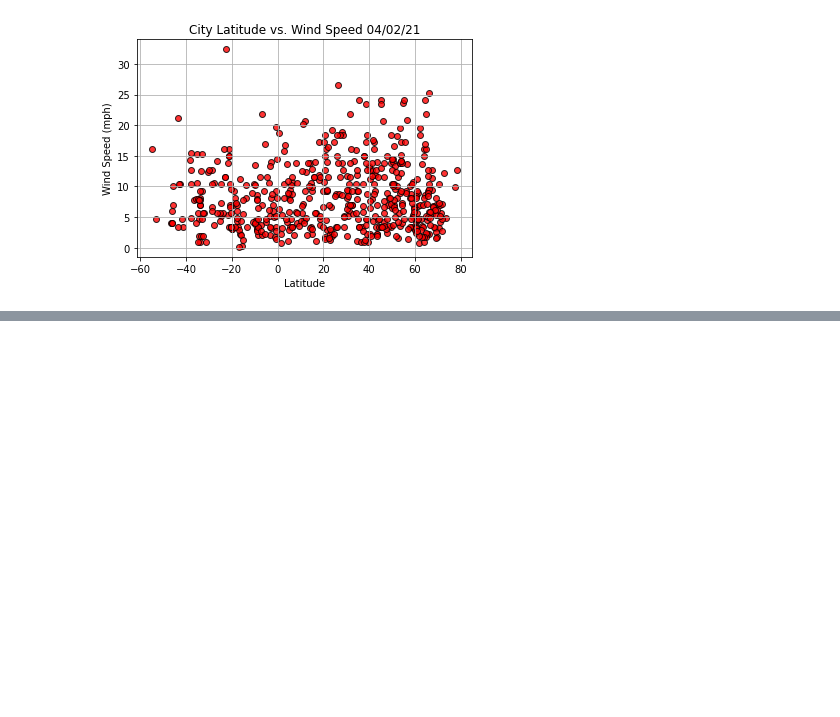
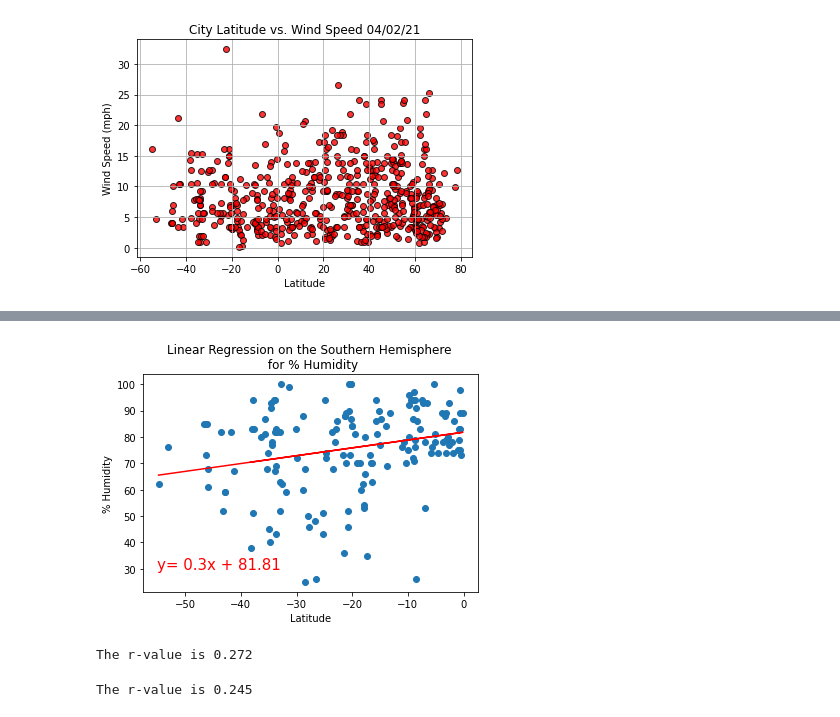
Before and after one commit to vanessamignelli/World_Weather_Analysis, a Jupyter notebook: WeatherPy.ipynb, the cells around one changed output, grey strips where cells are left out. Drawn from its saved outputs; the diff is of its cells as text; code cells hidden in the pictures; blank space fills up the shorter version.

```diff
--- a/WeatherPy.ipynb
+++ b/WeatherPy.ipynb
@@ -257,0 +355,19 @@ plt.show()
+# %%
+#linear regression on northern hemisphere
+x_values = southern_hemi_df["Lat"]
+y_values = southern_hemi_df["Humidity"]
+
+#call the function
+plot_linear_regression(x_values, y_values, 'Linear Regression on the Southern Hemisphere \n for % Humidity', '% Humidity', (-55, 30))
+# %% [output]
+[figure, added]
+# %%
+(slope, intercept, r_value, p_value, stderr) = linregress(northern_hemi_df["Lat"], northern_hemi_df["Humidity"])
+print(f"The r-value is {r_value:.3f}")
+# %% [output]
+The r-value is 0.272
+# %%
+(slope, intercept, r_value, p_value, stderr) = linregress(southern_hemi_df["Lat"], southern_hemi_df["Humidity"])
+print(f"The r-value is {r_value:.3f}")
+# %% [output]
+The r-value is 0.245
```
Also changed, not shown: parts of 17 cells of this notebook.
